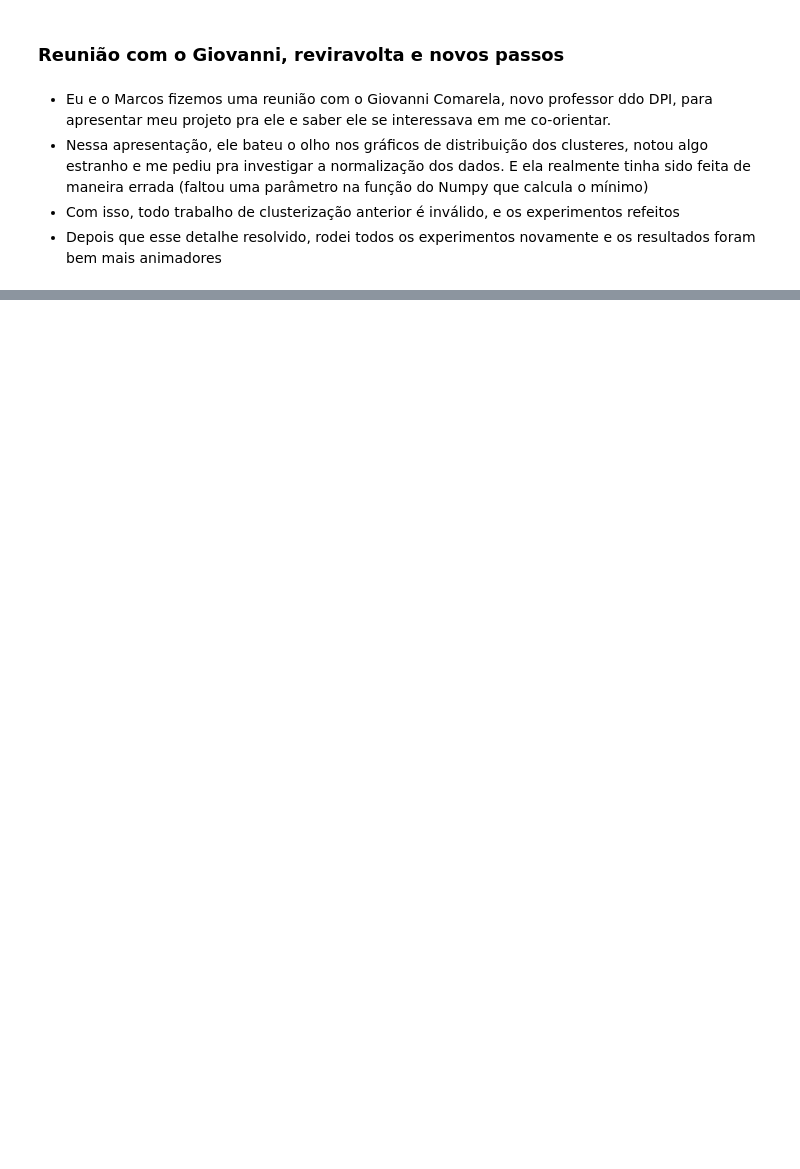
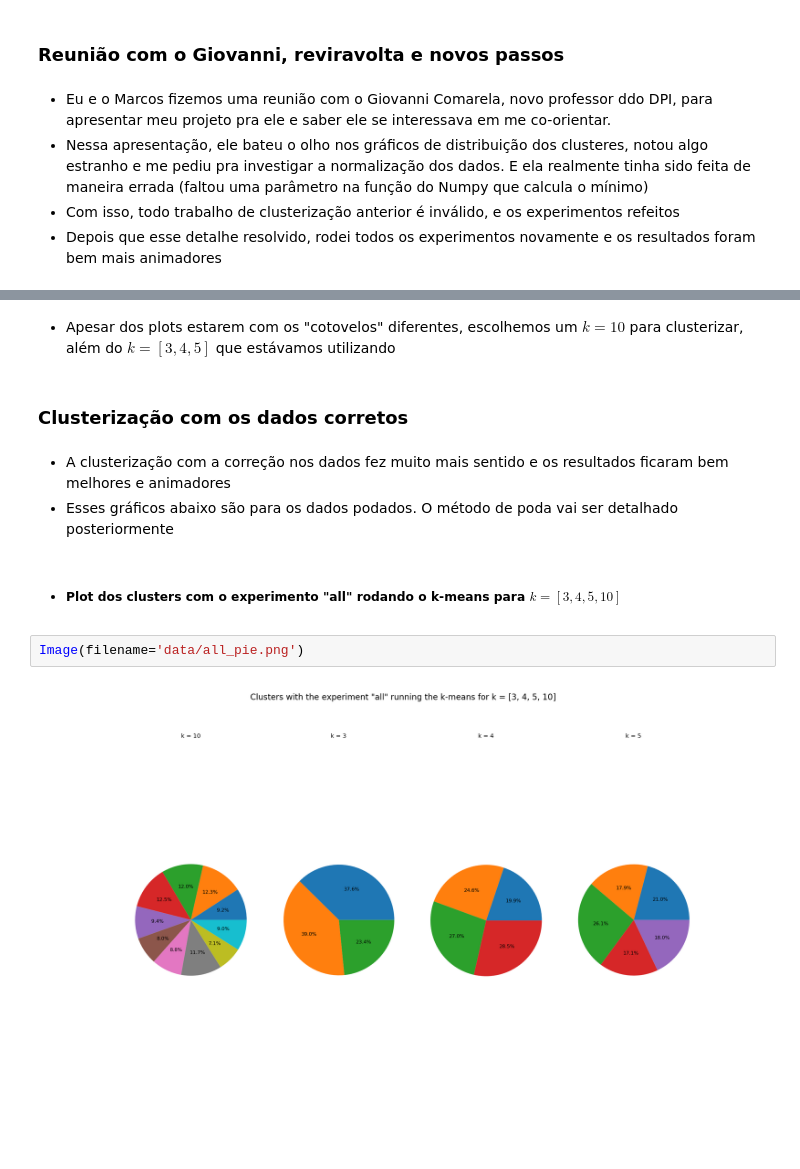
Before and after one commit to gaabrielfranco/notebooks-tcc, a Jupyter notebook: notebooks/log-tcc.ipynb, the cells around one changed output, grey strips where cells are left out. Cells and saved outputs as stored; diff of their text form; blank space fills up the shorter version.

```diff
--- a/notebooks/log-tcc.ipynb
+++ b/notebooks/log-tcc.ipynb
@@ -415,0 +549,13 @@ Image(filename='data/hd-corr_pie.png')
+# %% [markdown]
+- Apesar dos plots estarem com os "cotovelos" diferentes, escolhemos um $k = 10$ para clusterizar, além do $k=[3, 4, 5]$ que estávamos utilizando
+# %% [markdown]
+### Clusterização com os dados corretos
+# %% [markdown]
+- A clusterização com a correção nos dados fez muito mais sentido e os resultados ficaram bem melhores e animadores
+- Esses gráficos abaixo são para os dados podados. O método de poda vai ser detalhado posteriormente
+# %% [markdown]
+- ##### Plot dos clusters com o experimento "all" rodando o k-means para $k = [3,4,5,10]$
+# %%
+Image(filename='data/all_pie.png')
+# %% [output]
+[figure, added]
```
Also changed, not shown: parts of 20 cells of this notebook, 7 other files.
